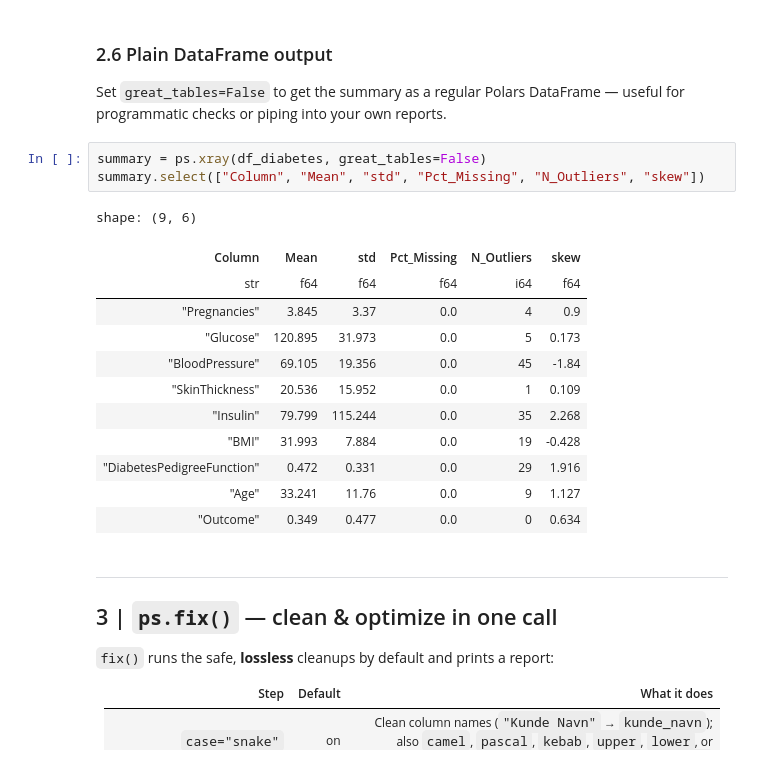
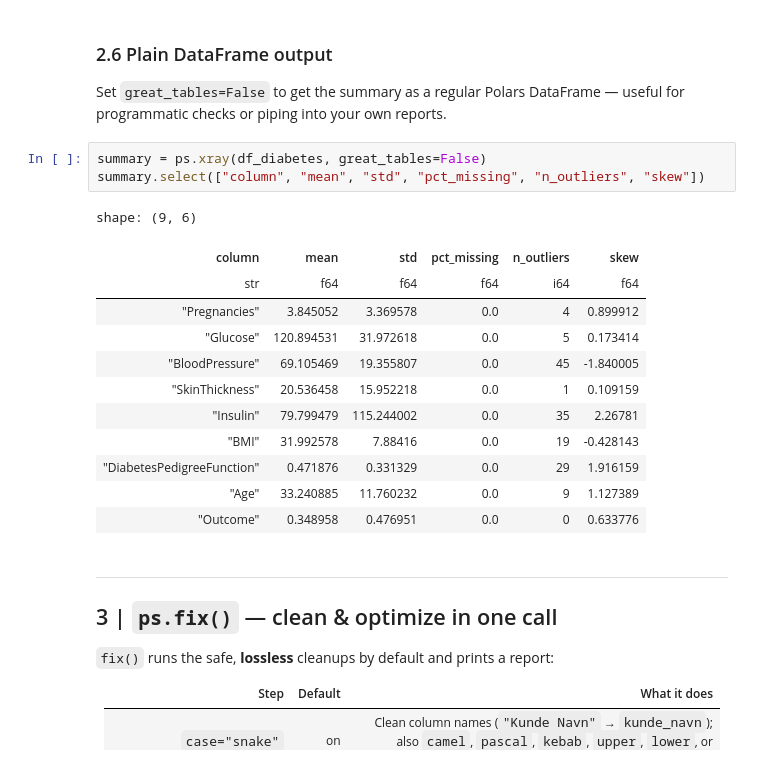
Before and after one commit to pytoned/polarscope, a Jupyter notebook: demo/polarscope_demo.ipynb, the cells around one changed output. Drawn from its saved outputs; the diff is of its cells as text.

```diff
--- a/demo/polarscope_demo.ipynb
+++ b/demo/polarscope_demo.ipynb
@@ -192,20 +192,20 @@ Set `great_tables=False` to get the summary as a regular Polars DataFrame —
 useful for programmatic checks or piping into your own reports.
 # %%
 summary = ps.xray(df_diabetes, great_tables=False)
-summary.select(["Column", "Mean", "std", "Pct_Missing", "N_Outliers", "skew"])
+summary.select(["column", "mean", "std", "pct_missing", "n_outliers", "skew"])
 # %% [output]
 shape: (9, 6)
-| Column | Mean | std | Pct_Missing | N_Outliers | skew |
+| column | mean | std | pct_missing | n_outliers | skew |
 | str | f64 | f64 | f64 | i64 | f64 |
-| "Pregnancies" | 3.845 | 3.37 | 0.0 | 4 | 0.9 |
-| "Glucose" | 120.895 | 31.973 | 0.0 | 5 | 0.173 |
-| "BloodPressure" | 69.105 | 19.356 | 0.0 | 45 | -1.84 |
-| "SkinThickness" | 20.536 | 15.952 | 0.0 | 1 | 0.109 |
-| "Insulin" | 79.799 | 115.244 | 0.0 | 35 | 2.268 |
-| "BMI" | 31.993 | 7.884 | 0.0 | 19 | -0.428 |
-| "DiabetesPedigreeFunction" | 0.472 | 0.331 | 0.0 | 29 | 1.916 |
-| "Age" | 33.241 | 11.76 | 0.0 | 9 | 1.127 |
-| "Outcome" | 0.349 | 0.477 | 0.0 | 0 | 0.634 |
+| "Pregnancies" | 3.845052 | 3.369578 | 0.0 | 4 | 0.899912 |
+| "Glucose" | 120.894531 | 31.972618 | 0.0 | 5 | 0.173414 |
+| "BloodPressure" | 69.105469 | 19.355807 | 0.0 | 45 | -1.840005 |
+| "SkinThickness" | 20.536458 | 15.952218 | 0.0 | 1 | 0.109159 |
+| "Insulin" | 79.799479 | 115.244002 | 0.0 | 35 | 2.26781 |
+| "BMI" | 31.992578 | 7.88416 | 0.0 | 19 | -0.428143 |
+| "DiabetesPedigreeFunction" | 0.471876 | 0.331329 | 0.0 | 29 | 1.916159 |
+| "Age" | 33.240885 | 11.760232 | 0.0 | 9 | 1.127389 |
+| "Outcome" | 0.348958 | 0.476951 | 0.0 | 0 | 0.633776 |
 # %% [markdown]
 ---
 ## 3 | `ps.fix()` — clean & optimize in one call
```
Also changed, not shown: parts of 11 cells of this notebook, 15 other files.
